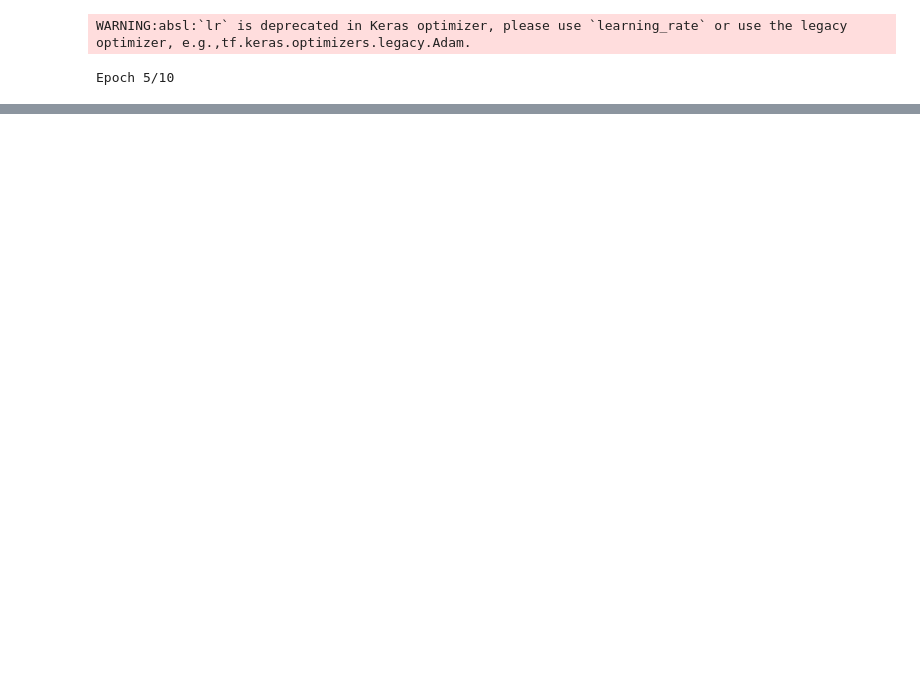
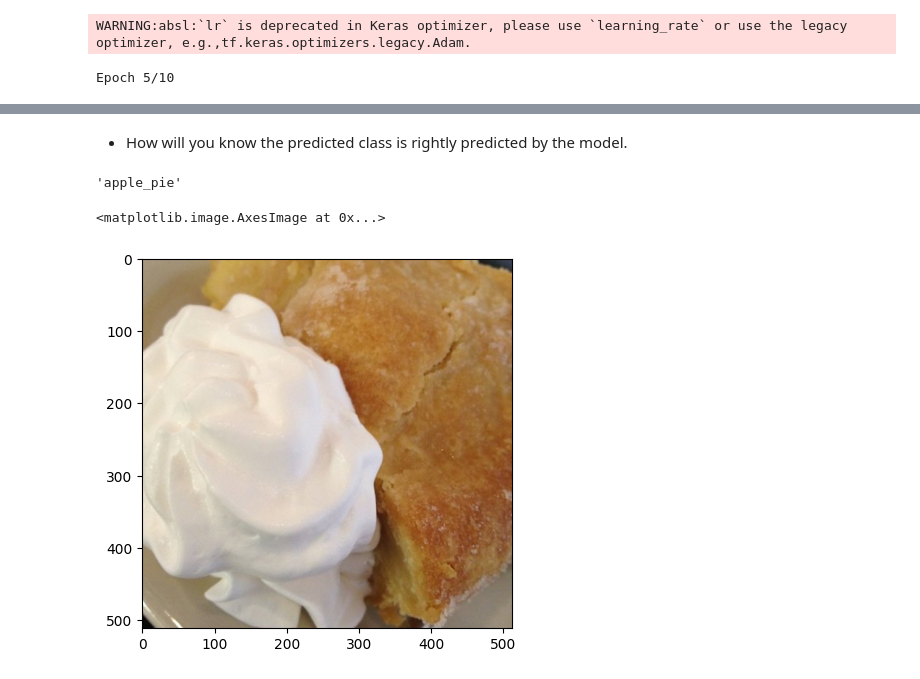
Before and after one commit to khanabdulmajid/tensorflow_deep_learning, a Jupyter notebook: 06__Transfer_learning_in_tensorflow_part_3_scaling_up.ipynb, the cells around one changed output, grey strips where cells are left out. Drawn from its saved outputs; the diff is of its cells as text; code cells hidden in the pictures; blank space fills up the shorter version.

```diff
--- a/06__Transfer_learning_in_tensorflow_part_3_scaling_up.ipynb
+++ b/06__Transfer_learning_in_tensorflow_part_3_scaling_up.ipynb
@@ -160,0 +253,2 @@ Epoch 5/10
+# %% [markdown]
+- How will you know the predicted class is rightly predicted by the model.
@@ -160,0 +263,12 @@ Epoch 5/10
+# %%
+class_names[0]
+# %% [output]
+'apple_pie'
+# %%
+import matplotlib.pyplot as plt
+import matplotlib.image as mpimg
+img = mpimg.imread("/content/101_food_classes_10_percent/test/apple_pie/1375404.jpg")
+plt.imshow(img)
+# %% [output]
+<matplotlib.image.AxesImage at 0x...>
+[figure, added]
```
Also changed, not shown: parts of 33 cells of this notebook.
